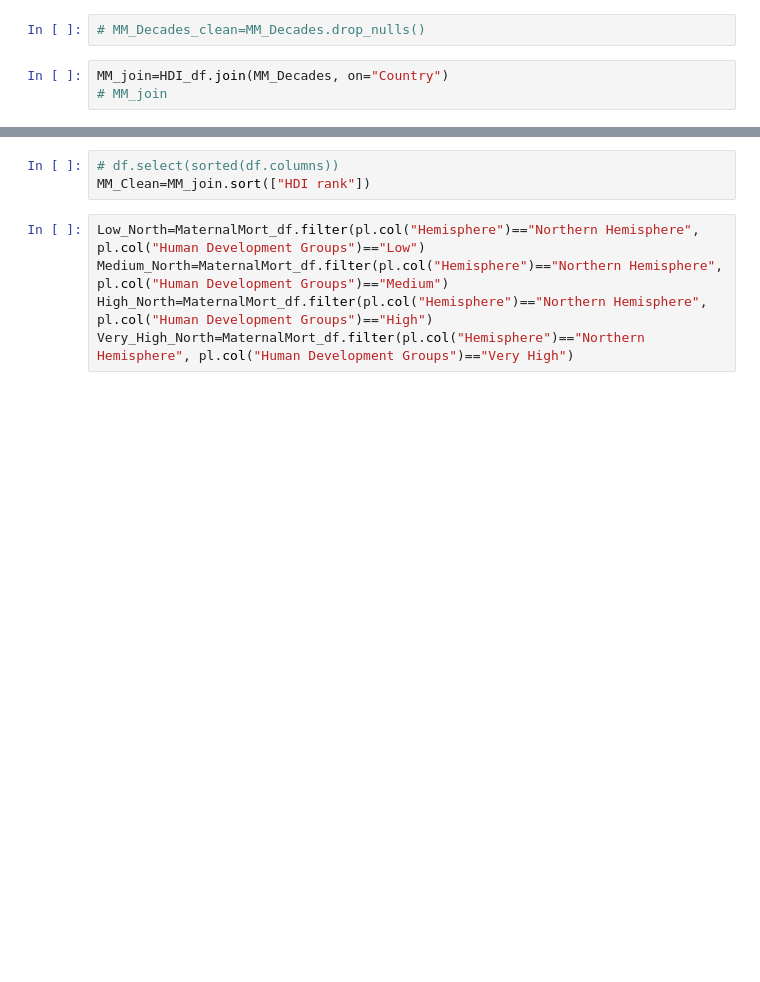
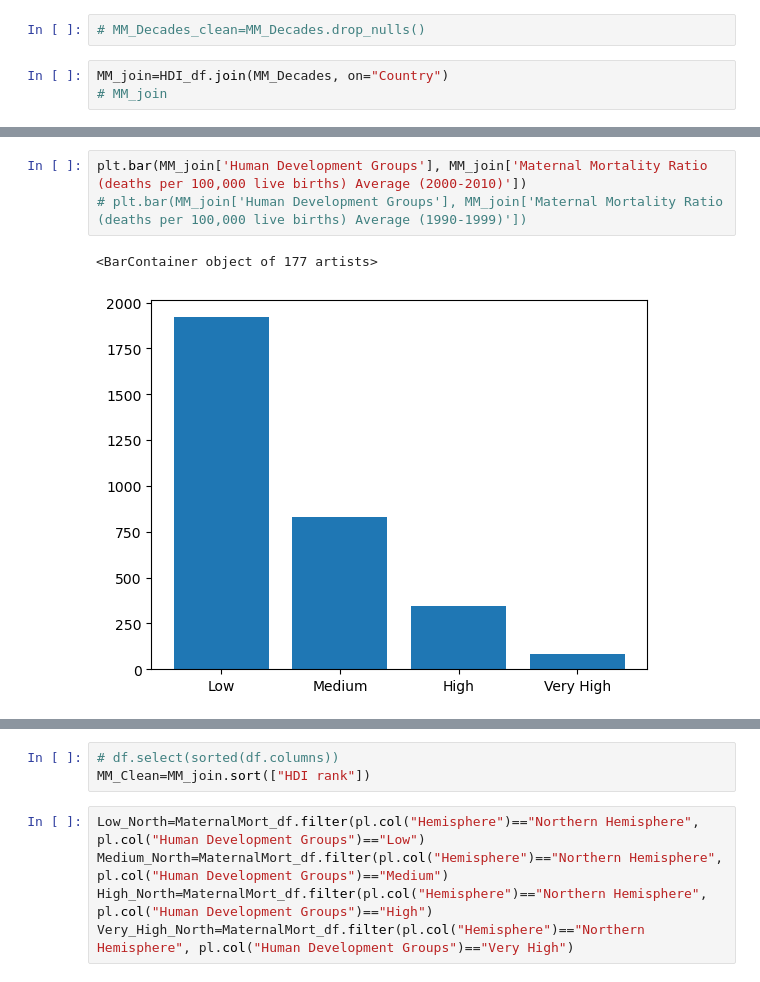
Before and after one commit to anelaherandez/Project3_team6, a Jupyter notebook: Project3.ipynb, the cells around one changed output, grey strips where cells are left out. Drawn from its saved outputs; the diff is of its cells as text; blank space fills up the shorter version.

```diff
--- a/Project3.ipynb
+++ b/Project3.ipynb
@@ -135,0 +194,6 @@ shape: (177, 11)
+# %%
+plt.bar(MM_join['Human Development Groups'], MM_join['Maternal Mortality Ratio (deaths per 100,000 live births) Average (2000-2010)'])
+# plt.bar(MM_join['Human Development Groups'], MM_join['Maternal Mortality Ratio (deaths per 100,000 live births) Average (1990-1999)'])
+# %% [output]
+<BarContainer object of 177 artists>
+[figure, added]
```
Also changed, not shown: parts of 15 cells of this notebook, 9 other files.
